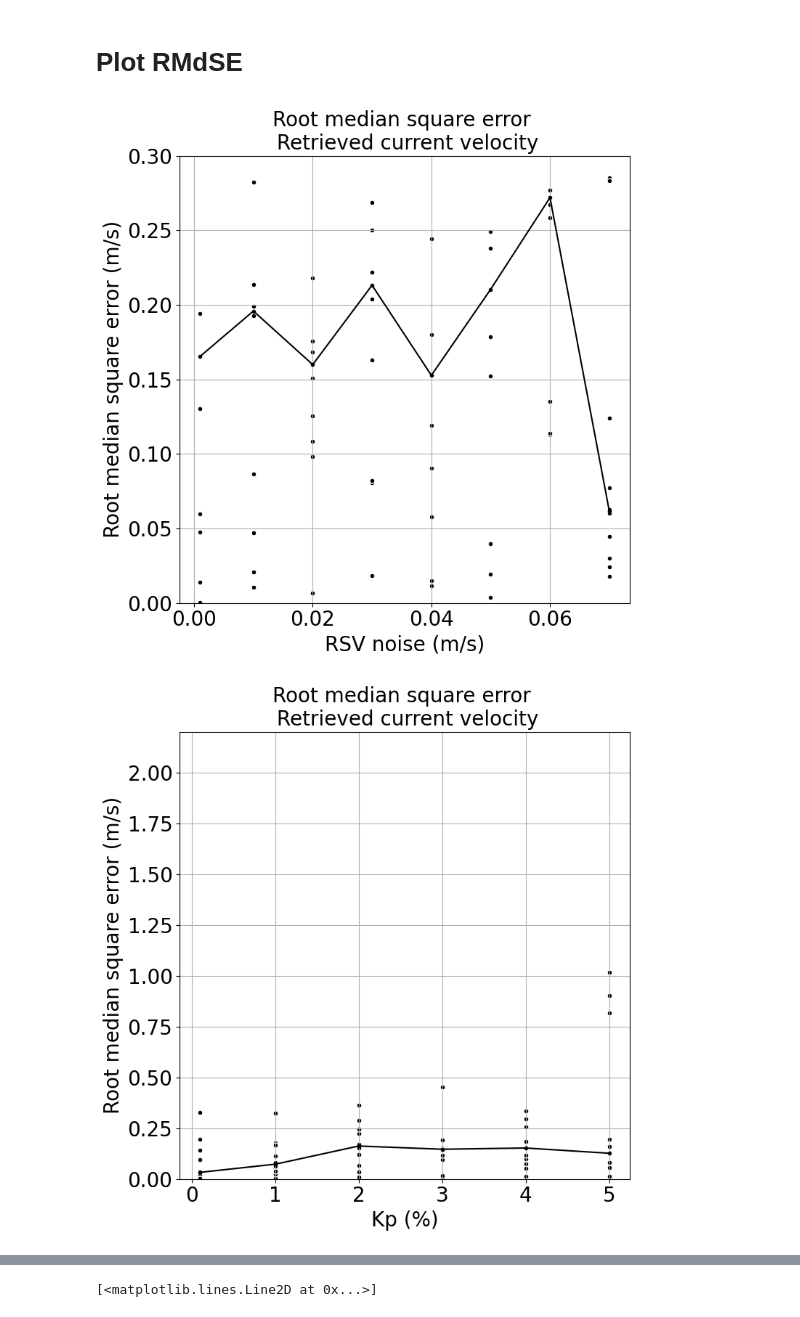
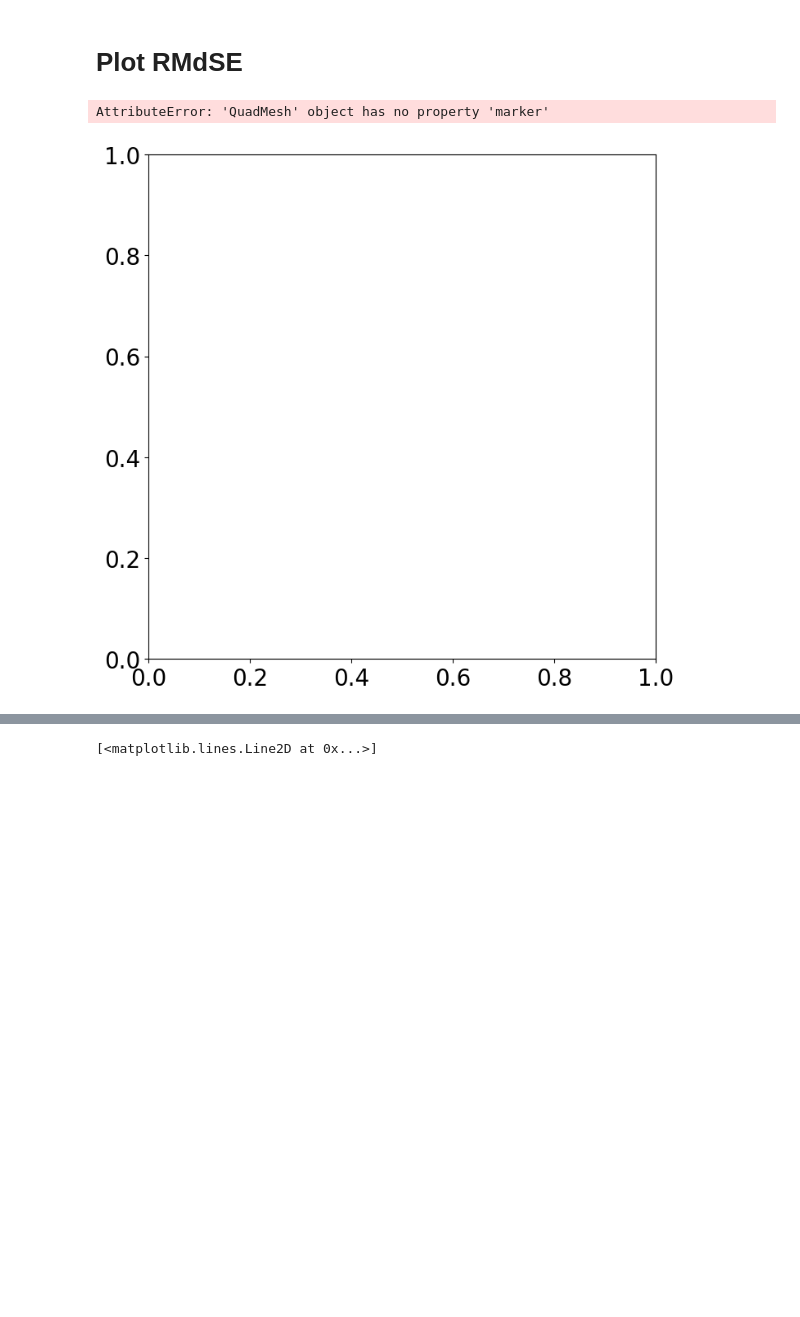
Before and after one commit to ACHMartin/seastar_project, a Jupyter notebook: Unit_test_for_ESA.ipynb, the cells around one changed output, grey strips where cells are left out. Cells and saved outputs as stored; diff of their text form; code cells hidden in the pictures; blank space fills up the shorter version.

```diff
--- a/Unit_test_for_ESA.ipynb
+++ b/Unit_test_for_ESA.ipynb
@@ -142,11 +144,11 @@ Noise on the Mid beam:
 # Set standard RSV to 5cm/s
 # Set standard Kp of 3%
 # %%
-pdb.set_trace()
+#pdb.set_trace()
 noise_RSV_list = [0.001, 0.01, 0.02, 0.03, 0.04, 0.05, 0.06, 0.07]
 noise_sigma0_list = [0.001, 0.01, 0.02, 0.03, 0.04, 0.05]
-ambiguity = {'name':'closest_truth', 'truth':geo, 'method': 'current'}
-#ambiguity = {'name':'sort_by_cost'}
+#ambiguity = {'name':'closest_truth', 'truth':geo, 'method': 'current'}
+ambiguity = {'name':'sort_by_cost'}
 baseline_RSV_noise = 0.05
 baseline_sigma0_noise = 0.03
 baseline_mid_RSV_noise = 0.8
@@ -178,8 +180,9 @@ for ii, noise_RSV in enumerate(noise_RSV_list):
                 Antenna=['Fore','MidV','Aft'],
             ),
     )
-    level1n = ss.performance.scene_generation.noise_generation(level1, noise)
-    L2_RSV_noise[ii] = ss.retrieval.level2.wind_current_retrieval(level1n, noise, gmf, ambiguity)
+    level1n = noise_generation(level1, noise)
+#     L2_RSV_noise[ii] = ss.retrieval.level2.wind_current_retrieval(level1n, noise, gmf, ambiguity)
+    L2_RSV_noise[ii] = ss.retrieval.level2.run_find_minima(level1, noise, gmf)
 L2_RSV_noise = xr.concat(L2_RSV_noise.values(), dim='RSV_noise')
 L2_RSV_noise = L2_RSV_noise.assign_coords(RSV_noise=('RSV_noise', noise_RSV_list))
 
@@ -200,7 +203,7 @@ for ii, noise_sigma0 in enumerate(noise_sigma0_list):
         data_vars=dict(
             RSV=(['along','across','Antenna'],
                          np.stack((np.full([along_length, across_length], baseline_RSV_noise),
-                                  np.full([along_length, across_length], 1), # Set to 1m/s RSV noise on Broadside
+                                  np.full([along_length, across_length], baseline_mid_RSV_noise),
                                   np.full([along_length, across_length], baseline_RSV_noise)
                                   ),axis=-1
                                  )
@@ -219,8 +222,9 @@ for ii, noise_sigma0 in enumerate(noise_sigma0_list):
                 Antenna=['Fore','MidV','Aft'],
             ),
     )
-    level1n = ss.performance.scene_generation.noise_generation(level1, noise)
-    L2_sigma0_noise[ii] = ss.retrieval.level2.wind_current_retrieval(level1n, noise, gmf, ambiguity)
+    level1n = noise_generation(level1, noise)
+#     L2_sigma0_noise[ii] = ss.retrieval.level2.wind_current_retrieval(level1n, noise, gmf, ambiguity)
+    L2_sigma0_noise[ii] = ss.retrieval.level2.run_find_minima(level1, noise, gmf)
 L2_sigma0_noise = xr.concat(L2_sigma0_noise.values(), dim='sigma0_noise')
 L2_sigma0_noise = L2_sigma0_noise.assign_coords(sigma0_noise=('sigma0_noise', noise_sigma0_list))
 # save_filename = 'noisePerf_'+\
@@ -244,0 +255,19 @@ len(level1.Antenna)
+# %%
+ambiguity = {'name':'sort_by_cost'}
+L2_RSV_noise_sbc = [None] * len(L2_RSV_noise.RSV_noise)
+#ambiguity = {'name':'closest_truth', 'truth':geo, 'method': 'current'}
+for ii, rsv_noise in enumerate(L2_RSV_noise.RSV_noise):
+    sol = ss.retrieval.ambiguity_removal.solve_ambiguity(L2_RSV_noise.sel(RSV_noise=rsv_noise), ambiguity)
+    L2_RSV_noise_sbc[ii] = ss.retrieval.level2.sol2level2(sol)
+
+L2_RSV_noise_sbc = xr.concat(L2_RSV_noise_sbc, dim='RSV_noise')
+L2_RSV_noise_sbc = L2_RSV_noise_sbc.assign_coords(RSV_noise=('RSV_noise', L2_RSV_noise.RSV_noise.values))
+
+L2_sigma0_noise_sbc = [None] * len(L2_sigma0_noise.sigma0_noise)
+#ambiguity = {'name':'closest_truth', 'truth':geo, 'method': 'current'}
+for ii, sigma0_noise in enumerate(L2_sigma0_noise.sigma0_noise):
+    sol = ss.retrieval.ambiguity_removal.solve_ambiguity(L2_sigma0_noise.sel(sigma0_noise=sigma0_noise), ambiguity)
+    L2_sigma0_noise_sbc[ii] = ss.retrieval.level2.sol2level2(sol)
+
+L2_sigma0_noise_sbc = xr.concat(L2_sigma0_noise_sbc, dim='sigma0_noise')
+L2_sigma0_noise_sbc = L2_sigma0_noise_sbc.assign_coords(sigma0_noise=('sigma0_noise', L2_sigma0_noise.sigma0_noise.values))
@@ -375,11 +478,11 @@ plt.show()
 # %%
 fig = plt.figure(figsize=(8, 8))
 ax = fig.add_subplot(1,1,1)
-np.sqrt(((L2_RSV_noise.CurrentVelocity - 0.6)**2).median(dim='along')).plot(x='RSV_noise',
+np.sqrt(((L2_RSV_noise_sbc.CurrentVelocity - 0.6)**2).median(dim='along')).plot(x='RSV_noise',
                                                                        marker='.', c='k',
                                                                             ylim=[0,.3]
                                                                       )
-np.sqrt(((L2_RSV_noise.CurrentVelocity - 0.6)**2)).plot.scatter(x='RSV_noise',
+np.sqrt(((L2_RSV_noise_sbc.CurrentVelocity - 0.6)**2)).plot.scatter(x='RSV_noise',
                                                                 marker='.', c='k',
                                                                 s=100)
 # np.sqrt(((L2_RSV_noise.WindSpeed - 5.)**2).median(dim='along')).plot(x='RSV_noise',
@@ -460,32 +563,32 @@ plt.ylabel('Root median square error (m/s)',fontsize=20)
 plt.title('Root median square error \n Retrieved wind speed',
           fontsize=20)
 plt.xticks(ticks=[0,0.01,0.02,0.03,0.04,0.05], labels=[0,1,2,3,4,5])
 plt.grid()
 # plt.legend(handles=handles, loc='upper right')
 plt.show()
 
 
 # fig = plt.figure(figsize=(8, 8))
 # ax = fig.add_subplot(1,1,1)
 # np.sqrt(((L2_RSV_noise.CurrentDirection - 150)**2).median(dim='along')).plot(x='RSV_noise',
 #                                                                        marker='.', c='k',
 #                                                                             ylim=[0,.3]
 #                                                                       )
 # np.sqrt(((L2_RSV_noise.CurrentDirection - 150)**2)).plot.scatter(x='RSV_noise',
 #                                                                 marker='.', c='k',
 #                                                                 s=100)
 # # np.sqrt(((L2_RSV_noise.WindSpeed - 5.)**2).median(dim='along')).plot(x='RSV_noise',
 # #                                                                 marker='.', c='C1')
 # # np.sqrt(((L2_RSV_noise.WindSpeed - 5.)**2)).plot.scatter(x='RSV_noise',
 # #                                                                 marker='.', c='C1',
 # #                                                                 s=100,)
 # plt.xlabel('RSV noise (m/s)',fontsize=20)
 # plt.ylabel('Root median square error (m/s)',fontsize=20)
 # plt.title('Root median square error \n Retrieved current velocity',
 #           fontsize=20)
 # plt.grid()
 # # plt.legend(handles=handles, loc='upper right')
 # plt.show()
 # %% [output]
+AttributeError: 'QuadMesh' object has no property 'marker'
-[figure, old version]
+[figure, new version]
-[figure, removed]
```
Also changed, not shown: parts of 17 cells of this notebook.
